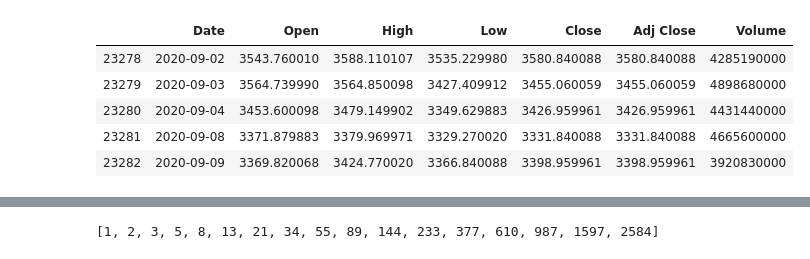
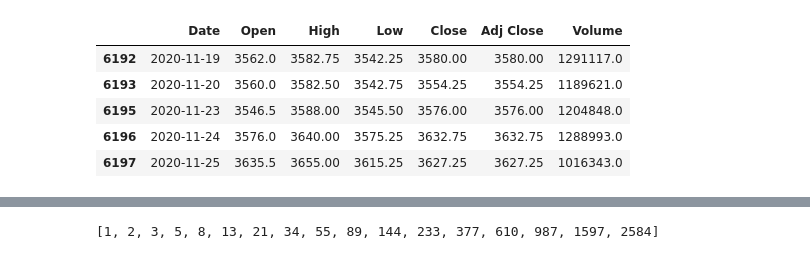
Before and after one commit to ksn38/fin, a Jupyter notebook: fib2.ipynb, the cells around one changed output, grey strips where cells are left out. Saved outputs shown, nothing was run; the diff lists cells and outputs as text; code cells hidden in the pictures.

```diff
--- a/fib2.ipynb
+++ b/fib2.ipynb
@@ -5,14 +5,14 @@ import matplotlib.pyplot as plt
 import matplotlib.dates as mdates
 from scipy import stats
 # %%
-SP = pd.read_csv('data/SnP500.csv').dropna()
+SP = pd.read_csv('data/SP2000.csv').dropna()
 SP.tail()
 # %% [output]
 |  | Date | Open | High | Low | Close | Adj Close | Volume |
-| 23278 | 2020-09-02 | 3543.760010 | 3588.110107 | 3535.229980 | 3580.840088 | 3580.840088 | 4285190000 |
-| 23279 | 2020-09-03 | 3564.739990 | 3564.850098 | 3427.409912 | 3455.060059 | 3455.060059 | 4898680000 |
-| 23280 | 2020-09-04 | 3453.600098 | 3479.149902 | 3349.629883 | 3426.959961 | 3426.959961 | 4431440000 |
-| 23281 | 2020-09-08 | 3371.879883 | 3379.969971 | 3329.270020 | 3331.840088 | 3331.840088 | 4665600000 |
-| 23282 | 2020-09-09 | 3369.820068 | 3424.770020 | 3366.840088 | 3398.959961 | 3398.959961 | 3920830000 |
+| 6192 | 2020-11-19 | 3562.0 | 3582.75 | 3542.25 | 3580.00 | 3580.00 | 1291117.0 |
+| 6193 | 2020-11-20 | 3560.0 | 3582.50 | 3542.75 | 3554.25 | 3554.25 | 1189621.0 |
+| 6195 | 2020-11-23 | 3546.5 | 3588.00 | 3545.50 | 3576.00 | 3576.00 | 1204848.0 |
+| 6196 | 2020-11-24 | 3576.0 | 3640.00 | 3575.25 | 3632.75 | 3632.75 | 1288993.0 |
+| 6197 | 2020-11-25 | 3635.5 | 3655.00 | 3615.25 | 3627.25 | 3627.25 | 1016343.0 |
 # %%
 # SP.rename(columns={'GOLDAMGBD228NLBM': 'Close'}, inplace=True)
```
Also changed, not shown: parts of 12 cells of this notebook, 3 other files.
